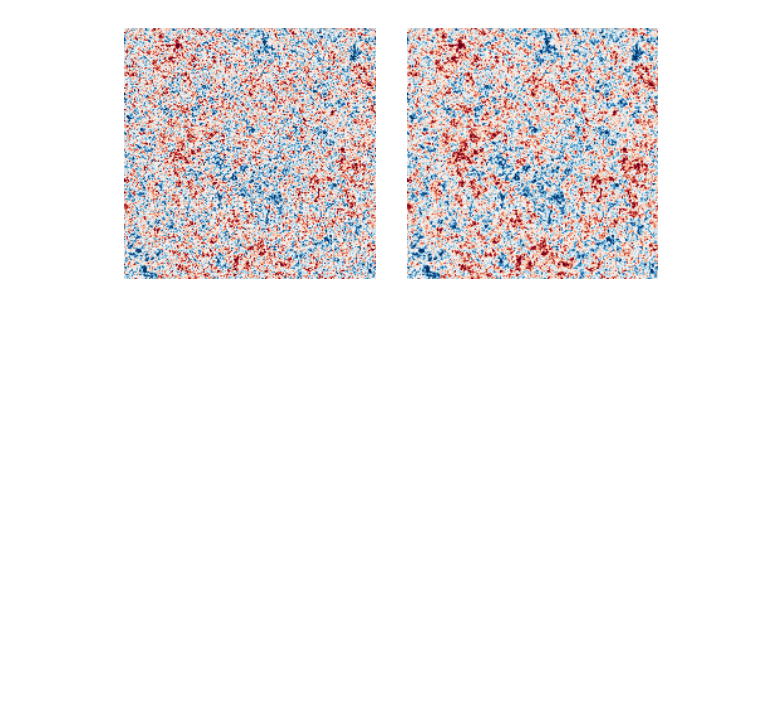
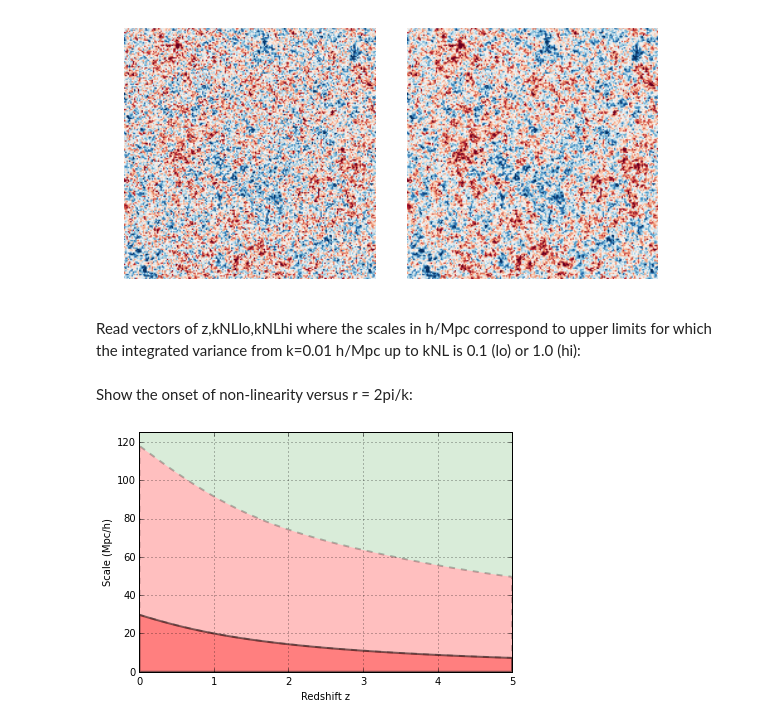
Before and after one commit to DarkEnergyScienceCollaboration/DESchool_LSS_Stats, a Jupyter notebook: LargeScaleStructureStatistics/LargeScaleStructureStatistics.ipynb, the cells around one changed output. Cells and saved outputs as stored; diff of their text form; code cells hidden in the pictures; blank space fills up the shorter version.

```diff
--- a/LargeScaleStructureStatistics/LargeScaleStructureStatistics.ipynb
+++ b/LargeScaleStructureStatistics/LargeScaleStructureStatistics.ipynb
@@ -613,3 +618,21 @@ plt.tight_layout()
 plt.savefig('plots/structure.png')
 # %% [output]
 [figure]
+# %% [markdown]
+Read vectors of z,kNLlo,kNLhi where the scales in h/Mpc correspond to upper limits for which the integrated variance from k=0.01 h/Mpc up to kNL is 0.1 (lo) or 1.0 (hi):
+# %%
+zNL,kNLlo,kNLhi = np.loadtxt('camb/nonlinearity.dat').transpose()
+# %% [markdown]
+Show the onset of non-linearity versus r = 2pi/k:
+# %%
+plt.fill_between(zNL,2*np.pi/kNLlo/h0,125.,facecolor='green',alpha=0.15,lw=0)
+plt.fill_between(zNL,2*np.pi/kNLhi/h0,2*np.pi/kNLlo/h0,facecolor='red',alpha=0.25,edgecolor='k',lw=2,linestyle='dashed')
+plt.fill_between(zNL,2*np.pi/kNLhi/h0,0.,facecolor='red',alpha=0.5,edgecolor='k',lw=2)
+plt.ylim(0.,125.)
+plt.xlabel('Redshift z')
+plt.ylabel('Scale (Mpc/h)')
+plt.grid()
+plt.tight_layout()
+plt.savefig('plots/nonlinearity.pdf')
+# %% [output]
+[figure, added]
```
Also changed, not shown: parts of 7 cells of this notebook, 5 other files.
